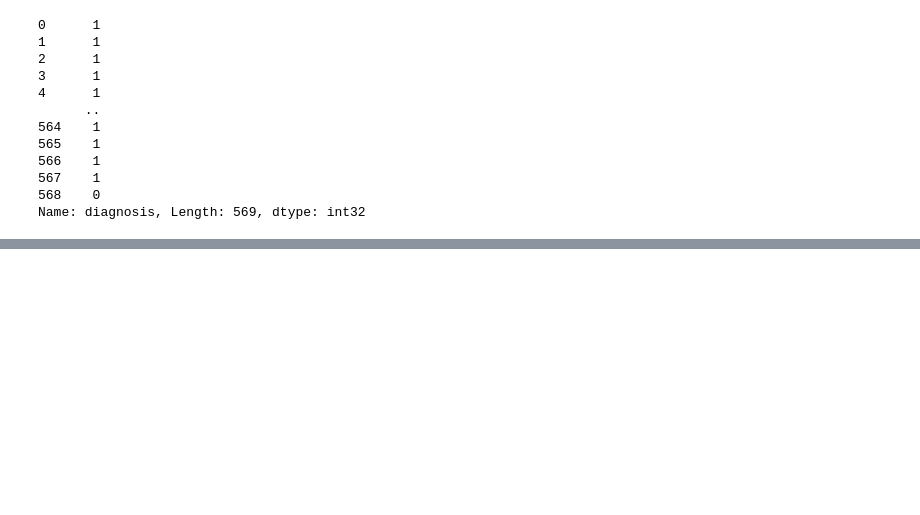
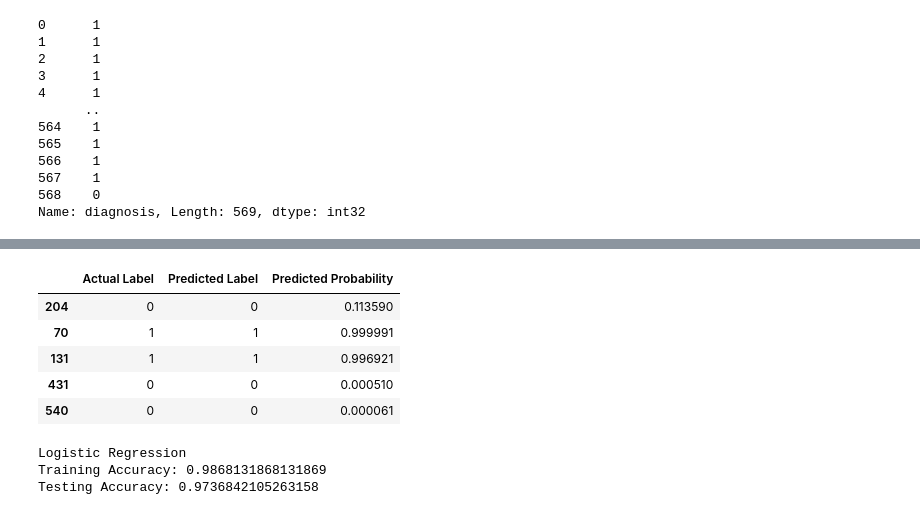
Before and after one commit to alensomaxx/supervisedLearning, a Jupyter notebook: Practice/nov7/nov10practice.ipynb, the cells around one changed output, grey strips where cells are left out. Drawn from its saved outputs; the diff is of its cells as text; code cells hidden in the pictures; blank space fills up the shorter version.

```diff
--- a/Practice/nov7/nov10practice.ipynb
+++ b/Practice/nov7/nov10practice.ipynb
@@ -142,0 +153,7 @@ Name: diagnosis, Length: 569, dtype: int32
+# %%
+## Split data into feature(x) and target(y)
+x = df.drop("diagnosis",axis=1)
+y = df["diagnosis"]
+
+# Split the dataset into training and testing sets
+x_train, x_test, y_train, y_test = train_test_split(x, y, test_size=0.2, random_state=42)
@@ -142,0 +173,35 @@ Name: diagnosis, Length: 569, dtype: int32
+# %%
+# Predict on the training and testing set
+y_pred_train_log_reg = pipeline.predict(x_train)
+y_pred_test_log_reg = pipeline.predict(x_test)
+
+# Predict probabilities on the testing set
+y_pred_test_prob_log_reg = pipeline.predict_proba(x_test)[:, 1]
+# %%
+results_df = pd.DataFrame({
+    'Actual Label': y_test,
+    'Predicted Label': y_pred_test_log_reg,
+    'Predicted Probability': y_pred_test_prob_log_reg
+})
+
+# Display the first 5 instances in the result dataframe
+results_df.head()
+# %% [output]
+|  | Actual Label | Predicted Label | Predicted Probability |
+| 204 | 0 | 0 | 0.113590 |
+| 70 | 1 | 1 | 0.999991 |
+| 131 | 1 | 1 | 0.996921 |
+| 431 | 0 | 0 | 0.000510 |
+| 540 | 0 | 0 | 0.000061 |
+# %%
+# Calculate the training and testing accuracy
+training_accuracy = accuracy_score(y_train, y_pred_train_log_reg)
+testing_accuracy = accuracy_score(y_test, y_pred_test_log_reg)
+
+print("Logistic Regression")
+print(f"Training Accuracy: {training_accuracy}")
+print(f"Testing Accuracy: {testing_accuracy}")
+# %% [output]
+Logistic Regression
+Training Accuracy: 0.9868131868131869
+Testing Accuracy: 0.9736842105263158
```
Also changed, not shown: parts of 2 cells of this notebook.
